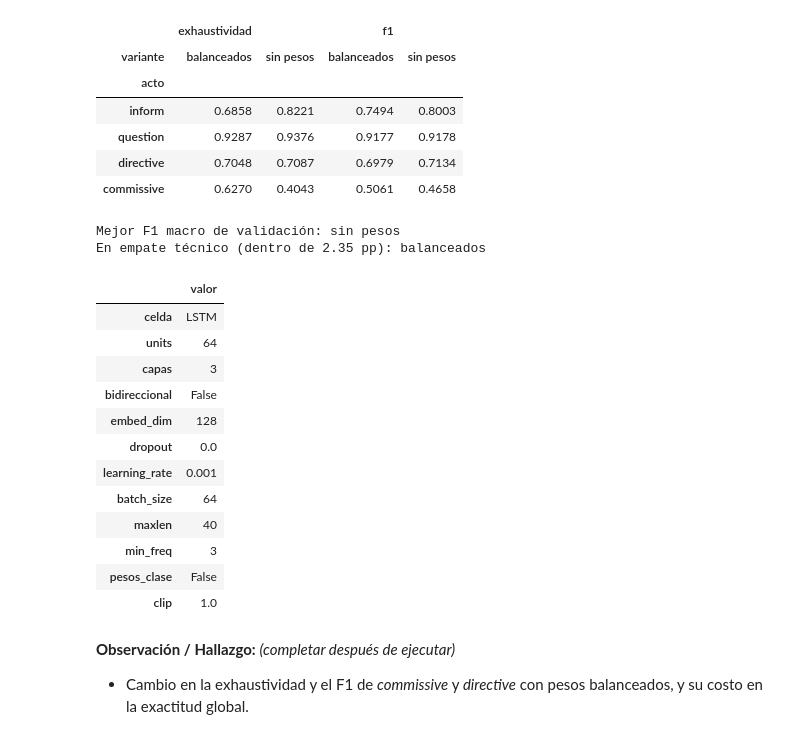
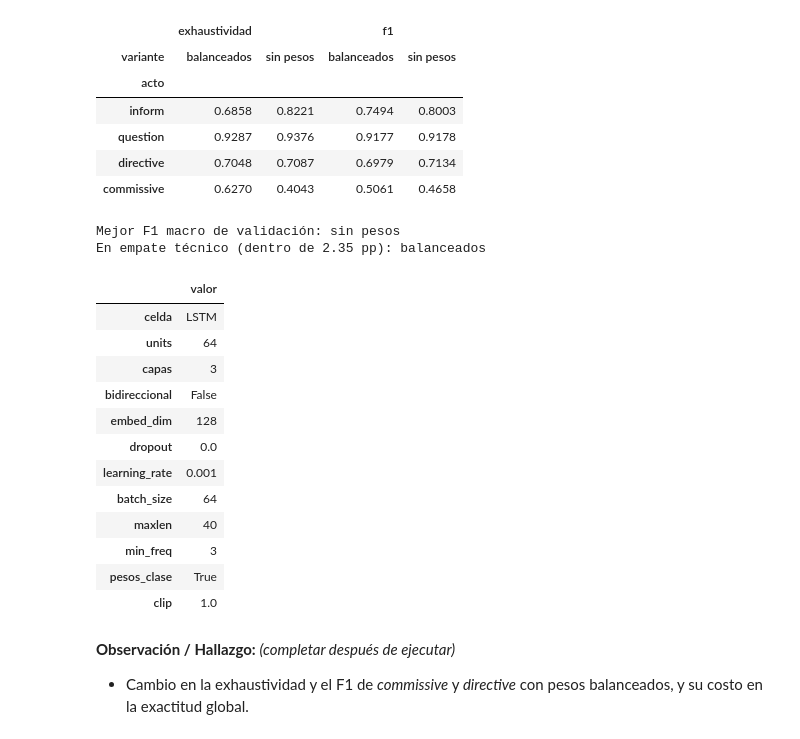
Before and after one commit to EstebanPachecoVega/EV3_EPACHECO_FFIGUEROA_DLY0100_003D, a Jupyter notebook: EP3_Esteban_y_Francisco_003D_RNN_DailyDialog_v2.ipynb, the cells around one changed output. Drawn from its saved outputs; the diff is of its cells as text; code cells hidden in the pictures.

```diff
--- a/EP3_Esteban_y_Francisco_003D_RNN_DailyDialog_v2.ipynb
+++ b/EP3_Esteban_y_Francisco_003D_RNN_DailyDialog_v2.ipynb
@@ -1809,25 +1809,25 @@ display(tabla_pesos_por_clase.round(4))
 # %%
 # ============================================================
 # Selección de la variante del experimento 12
 # ============================================================
 elegida = seleccionar_variante(tabla_pesos_clase)
-# elegida = "balanceados"  # Cambio Manual
+elegida = "balanceados"  # Cambio Manual
 aplicar_variante("pesos_clase", variantes_pesos_clase, elegida)
 # %% [output]
 Mejor F1 macro de validación: sin pesos
 En empate técnico (dentro de 2.35 pp): balanceados
 |  | valor |
 | celda | LSTM |
 | units | 64 |
 | capas | 3 |
 | bidireccional | False |
 | embed_dim | 128 |
 | dropout | 0.0 |
 | learning_rate | 0.001 |
 | batch_size | 64 |
 | maxlen | 40 |
 | min_freq | 3 |
-| pesos_clase | False |
+| pesos_clase | True |
 | clip | 1.0 |
 # %% [markdown]
 **Observación / Hallazgo:** *(completar después de ejecutar)*
```
Also changed, not shown: parts of 22 cells of this notebook, 1 other file.
